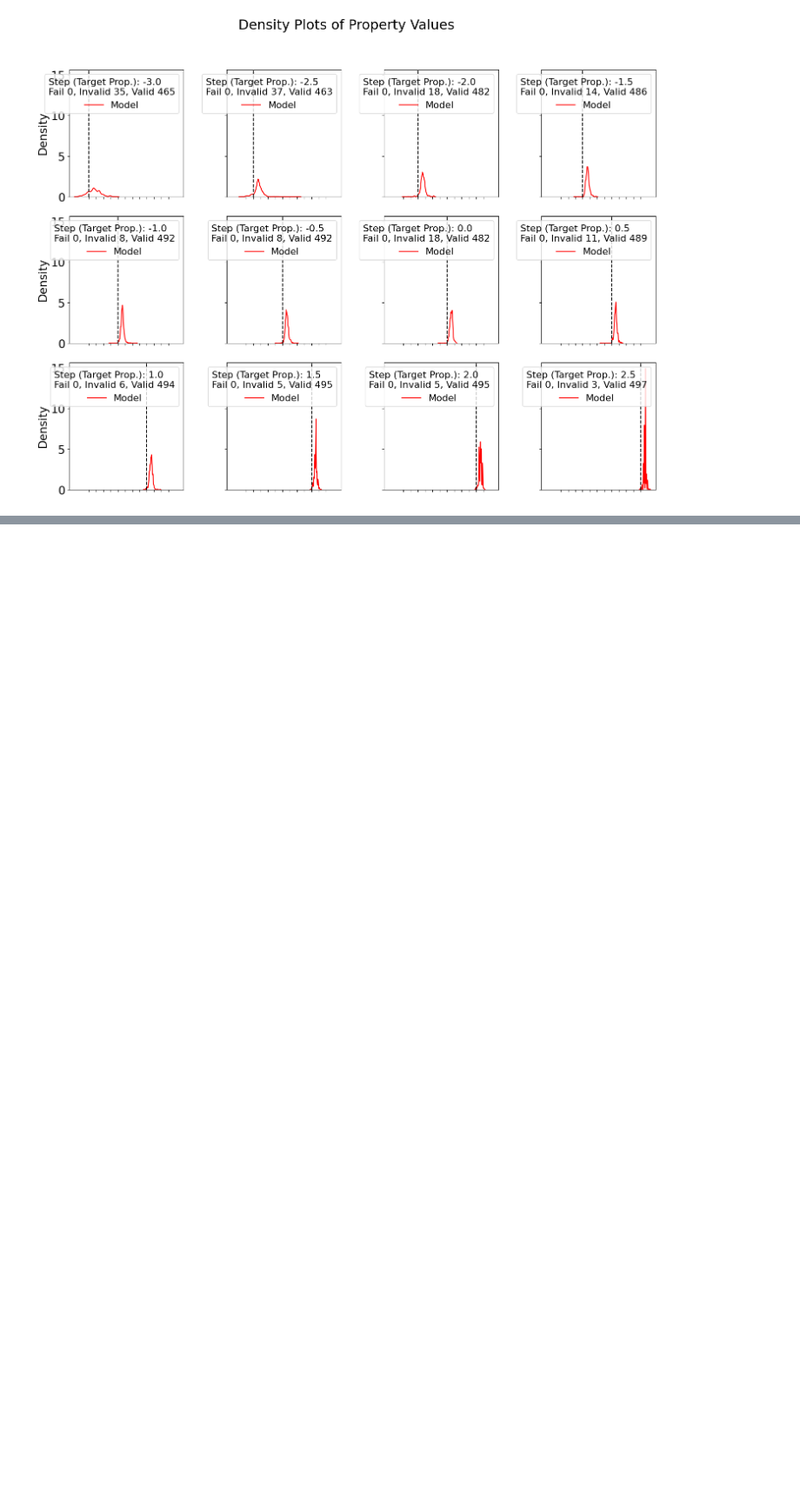
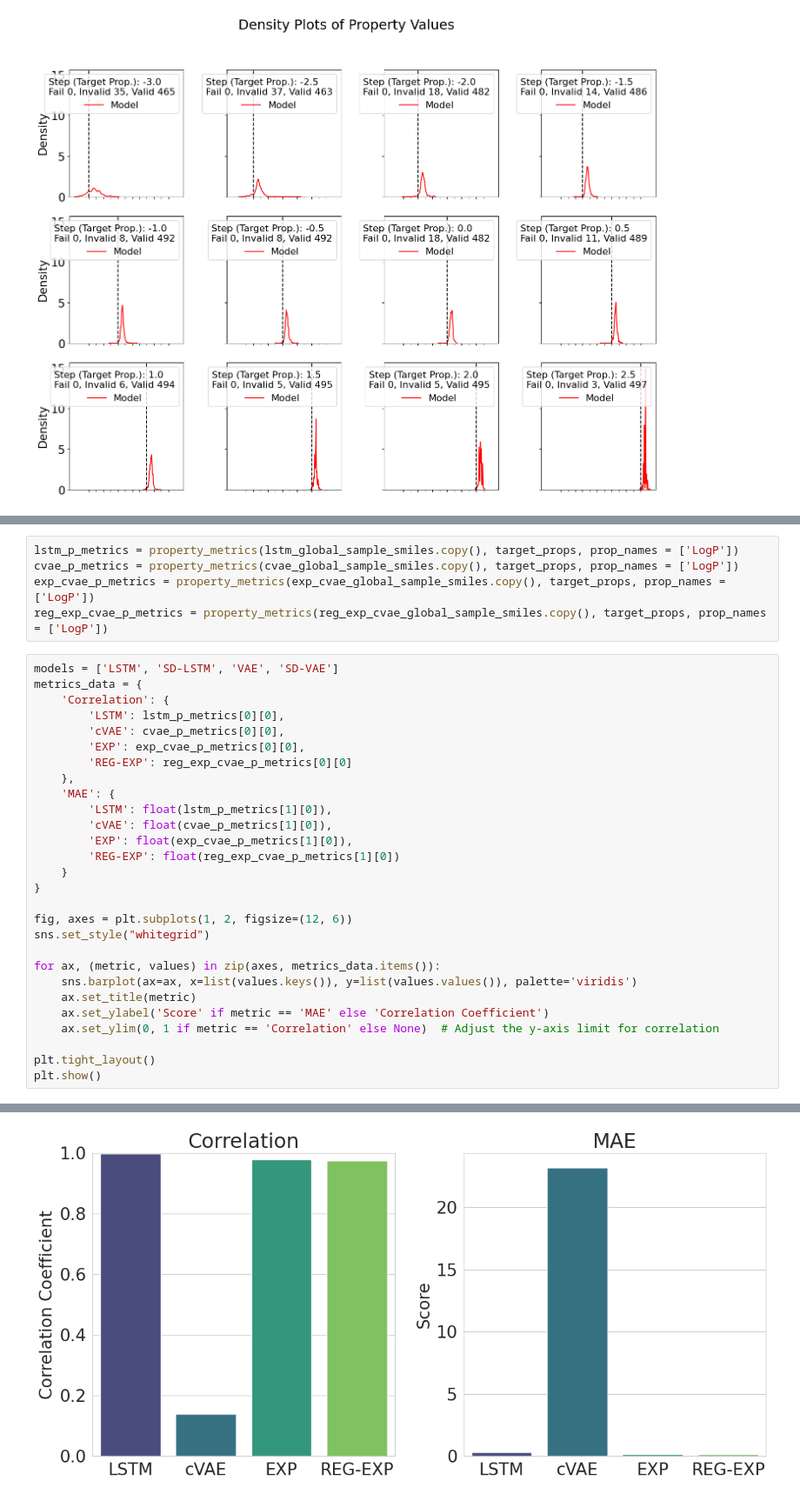
Before and after one commit to HeathArhturLouis/Rethinking-Molecular-Design-Integrating-Latent-Variable-and-Autoregressive-Models-for-Enhanced-Goal, a Jupyter notebook: evaluation/model_performance_evaluation.ipynb, the cells around one changed output, grey strips where cells are left out. Shown at 87% size. Drawn from its saved outputs; the diff is of its cells as text; blank space fills up the shorter version.

```diff
--- a/evaluation/model_performance_evaluation.ipynb
+++ b/evaluation/model_performance_evaluation.ipynb
@@ -1885,0 +2073,34 @@ plt.show()
+# %%
+lstm_p_metrics = property_metrics(lstm_global_sample_smiles.copy(), target_props, prop_names = ['LogP'])
+cvae_p_metrics = property_metrics(cvae_global_sample_smiles.copy(), target_props, prop_names = ['LogP'])
+exp_cvae_p_metrics = property_metrics(exp_cvae_global_sample_smiles.copy(), target_props, prop_names = ['LogP'])
+reg_exp_cvae_p_metrics = property_metrics(reg_exp_cvae_global_sample_smiles.copy(), target_props, prop_names = ['LogP'])
+# %%
+models = ['LSTM', 'SD-LSTM', 'VAE', 'SD-VAE']
+metrics_data = {
+    'Correlation': {
+        'LSTM': lstm_p_metrics[0][0],
+        'cVAE': cvae_p_metrics[0][0],
+        'EXP': exp_cvae_p_metrics[0][0],
+        'REG-EXP': reg_exp_cvae_p_metrics[0][0]
+    },
+    'MAE': {
+        'LSTM': float(lstm_p_metrics[1][0]),
+        'cVAE': float(cvae_p_metrics[1][0]),
+        'EXP': float(exp_cvae_p_metrics[1][0]),
+        'REG-EXP': float(reg_exp_cvae_p_metrics[1][0])
+    }
+}
+
+fig, axes = plt.subplots(1, 2, figsize=(12, 6))
+sns.set_style("whitegrid")
+
+for ax, (metric, values) in zip(axes, metrics_data.items()):
+    sns.barplot(ax=ax, x=list(values.keys()), y=list(values.values()), palette='viridis')
+    ax.set_title(metric)
+    ax.set_ylabel('Score' if metric == 'MAE' else 'Correlation Coefficient')
+    ax.set_ylim(0, 1 if metric == 'Correlation' else None)  # Adjust the y-axis limit for correlation
+
+plt.tight_layout()
+plt.show()
+# %% [output]
@@ -1885,0 +2114 @@ plt.show()
+[figure, added]
```
Also changed, not shown: parts of 12 cells of this notebook, 1 other file.
